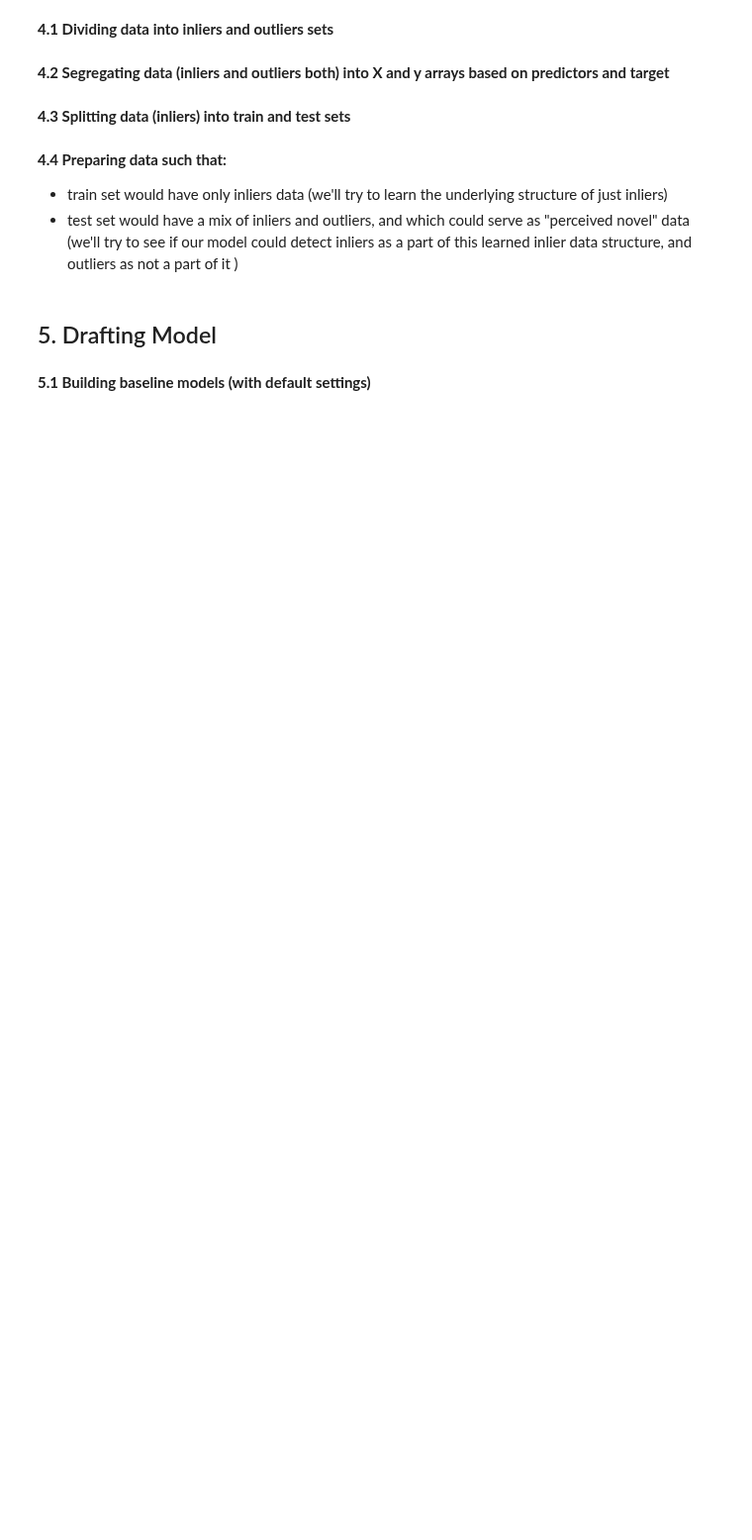
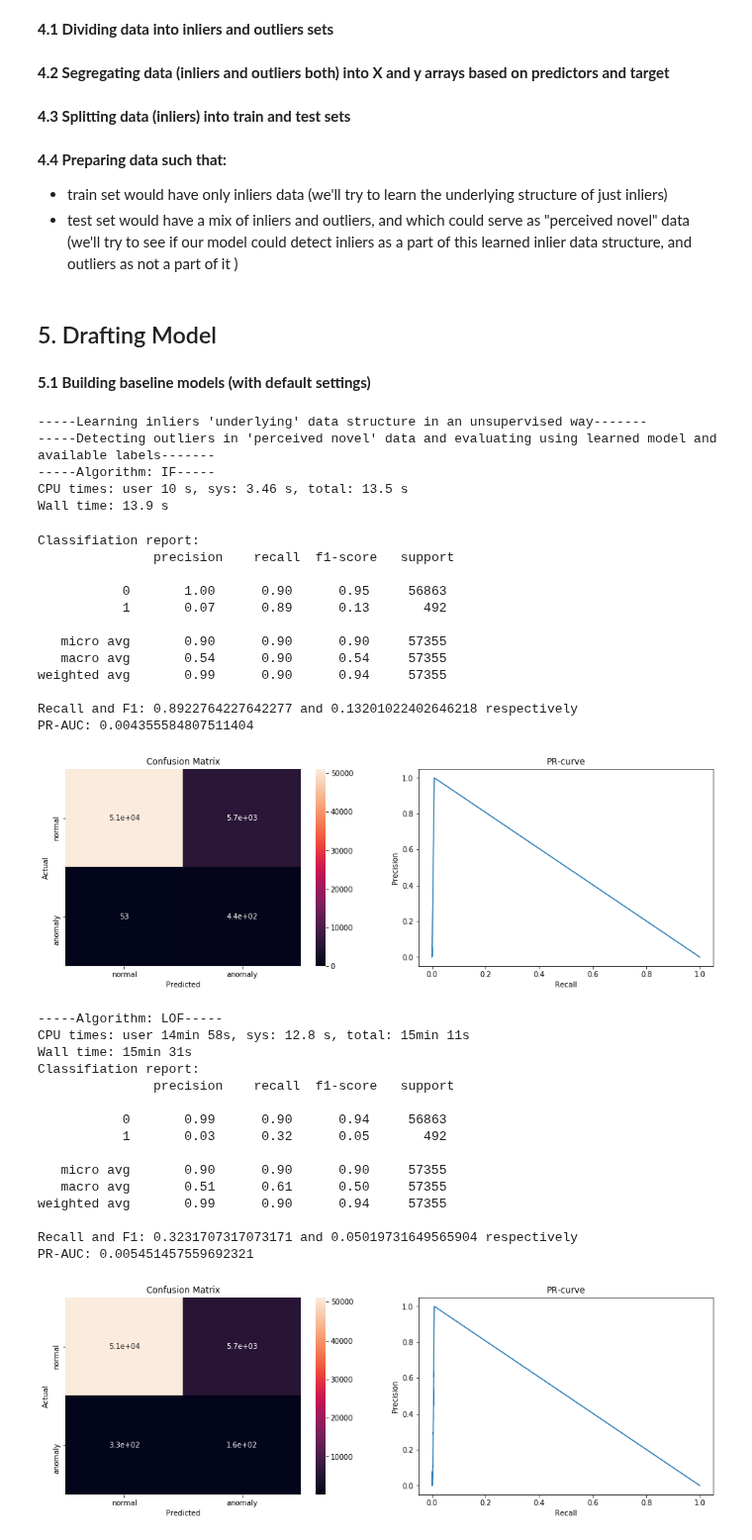
Before and after one commit to SwapnilSParkhe/Machine-Learning, a Jupyter notebook: Projects/Credit Card Fraud Detection/1. Data Processing and Exploratory Data Analysis.ipynb, the cells around one changed output. Shown at 99% size. Cells and saved outputs as stored; diff of their text form; code cells hidden in the pictures; blank space fills up the shorter version.

Commit message:
results

```diff
--- a/Projects/Credit Card Fraud Detection/1. Data Processing and Exploratory Data Analysis.ipynb
+++ b/Projects/Credit Card Fraud Detection/1. Data Processing and Exploratory Data Analysis.ipynb
@@ -338,47 +338,86 @@ classifiers = {
     "OCSVM": OneClassSVM()}
 # %%
 #Fitting multiple classifiers and evaluating performance (and tagging outliers)
-print("-----Learning 'inliers' data structure in an unsupervised way--------------")
-print("-----Detecting outliers in 'perceived novel' data and evaluating using available labels--------------")
+print("-----Learning inliers 'underlying' data structure in an unsupervised way-------")
+print("-----Detecting outliers in 'perceived novel' data and evaluating using learned model and available labels-------")
 for j, (clf_name, clf) in enumerate(classifiers.items()):
     print("-----Algorithm: {}-----".format(clf_name))
 
     if clf_name=="IF":
         %time clf.fit(X_train)
         y_scores = clf.decision_function(X_test)
         y_pred = clf.predict(X_test)
 
     elif clf_name=="OCSVM":
         %time clf.fit(X_train)
         y_scores = clf.decision_function(X_test)
         y_pred = clf.predict(X_test)
 
     else:
         clf = LocalOutlierFactor(novelty=True)
         %time clf.fit(X_train)
         y_scores = clf.decision_function(X_test)
         y_pred = clf.predict(X_test)
 
     #The algos predicts {1,-1} for {normal, anomalous} case, whereas original y has {0,1}
     y_pred[y_pred==1]=0
     y_pred[y_pred==-1]=1
 
     #Evaluation (using Recall, F1, )
-    print("Confusion Matrix:")
-    cm=confusion_matrix(y_test,y_pred)
-    ax=plt.subplot()
-    sns.heatmap(cm, annot=True, ax=ax)
-    ax.set_xlabel("Predicted"); ax.xaxis.set_ticklabels(['normal', 'anomaly'])
-    ax.set_ylabel("Actual"); ax.yaxis.set_ticklabels(['normal', 'anomaly'])
-    plt.show()
-
     print('Classifiation report:', '\n', classification_report(y_test,y_pred))
-
     print('Recall and F1: {} and {} respectively'.format(recall_score(y_test,y_pred),f1_score(y_test,y_pred)))
     print("PR-AUC: {}".format(average_precision_score(y_test,y_scores)))
+    cm=confusion_matrix(y_test,y_pred)
     P, R, _ = precision_recall_curve(y_test,y_scores)
-    plt.plot(P,R)
-    plt.title('Precision-Recall curve')
-    plt.xlabel('Recall')
-    plt.ylabel('Precision')
+
+    #Plotting results
+    fig, axs = plt.subplots(1,2, figsize=(16,5))
+    axs=axs.flatten()
+
+    sns.heatmap(cm, annot=True, ax=axs[0])
+    axs[0].set_xlabel("Predicted"); axs[0].xaxis.set_ticklabels(['normal', 'anomaly'])
+    axs[0].set_ylabel("Actual"); axs[0].yaxis.set_ticklabels(['normal', 'anomaly'])
+    axs[0].set_title("Confusion Matrix")
+
+    sns.lineplot(P,R, ax=axs[1])
+    axs[1].set_xlabel('Recall')
+    axs[1].set_ylabel('Precision')
+    axs[1].set_title("PR-curve")
+
     plt.show()
+    fig.tight_layout()
+# %% [output]
+-----Learning inliers 'underlying' data structure in an unsupervised way-------
+-----Detecting outliers in 'perceived novel' data and evaluating using learned model and available labels-------
+-----Algorithm: IF-----
+CPU times: user 10 s, sys: 3.46 s, total: 13.5 s
+Wall time: 13.9 s
+Classifiation report:
+               precision    recall  f1-score   support
+
+           0       1.00      0.90      0.95     56863
+           1       0.07      0.89      0.13       492
+
+   micro avg       0.90      0.90      0.90     57355
+   macro avg       0.54      0.90      0.54     57355
+weighted avg       0.99      0.90      0.94     57355
+
+Recall and F1: 0.8922764227642277 and 0.13201022402646218 respectively
+PR-AUC: 0.004355584807511404
+[figure, added]
+-----Algorithm: LOF-----
+CPU times: user 14min 58s, sys: 12.8 s, total: 15min 11s
+Wall time: 15min 31s
+Classifiation report:
+               precision    recall  f1-score   support
+
+           0       0.99      0.90      0.94     56863
+           1       0.03      0.32      0.05       492
+
+   micro avg       0.90      0.90      0.90     57355
+   macro avg       0.51      0.61      0.50     57355
+weighted avg       0.99      0.90      0.94     57355
+
+Recall and F1: 0.3231707317073171 and 0.05019731649565904 respectively
+PR-AUC: 0.005451457559692321
+[figure, added]
```
Also changed, not shown: parts of 2 cells of this notebook.
